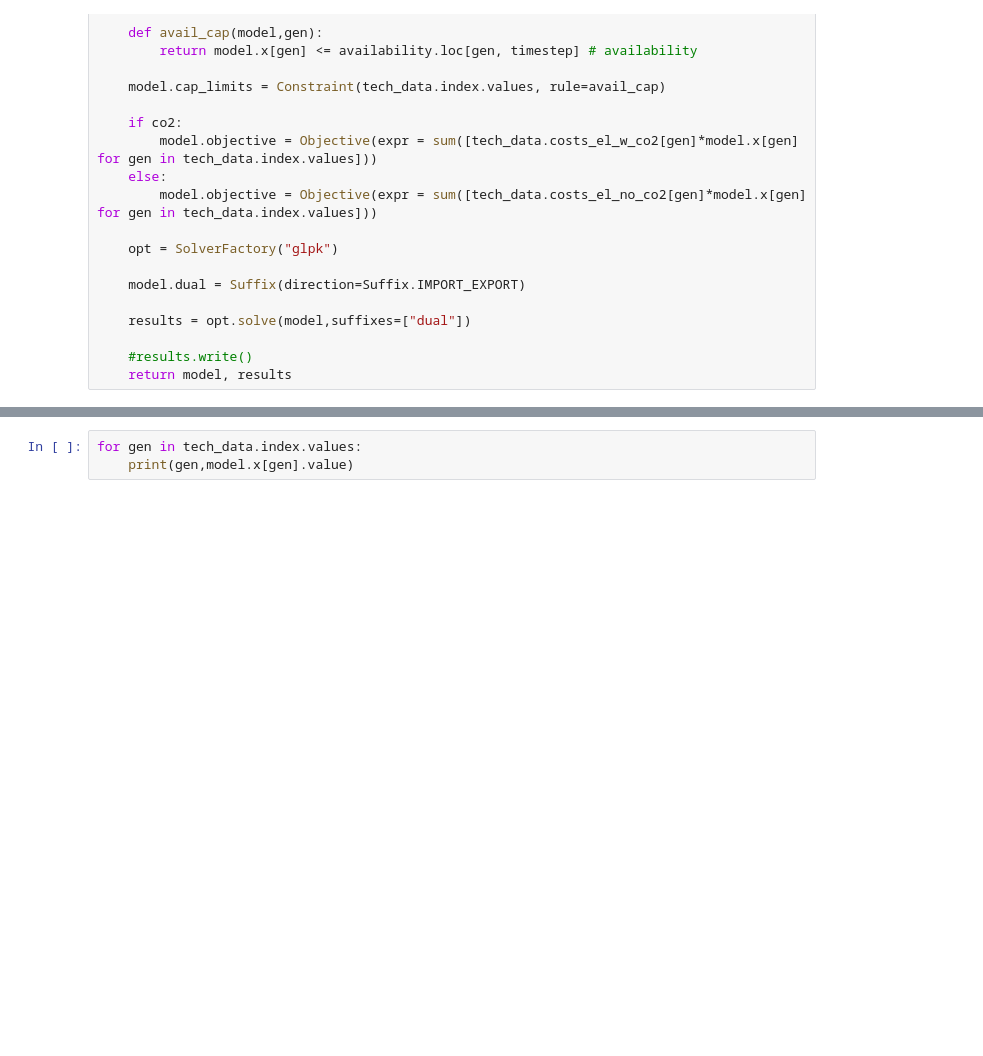
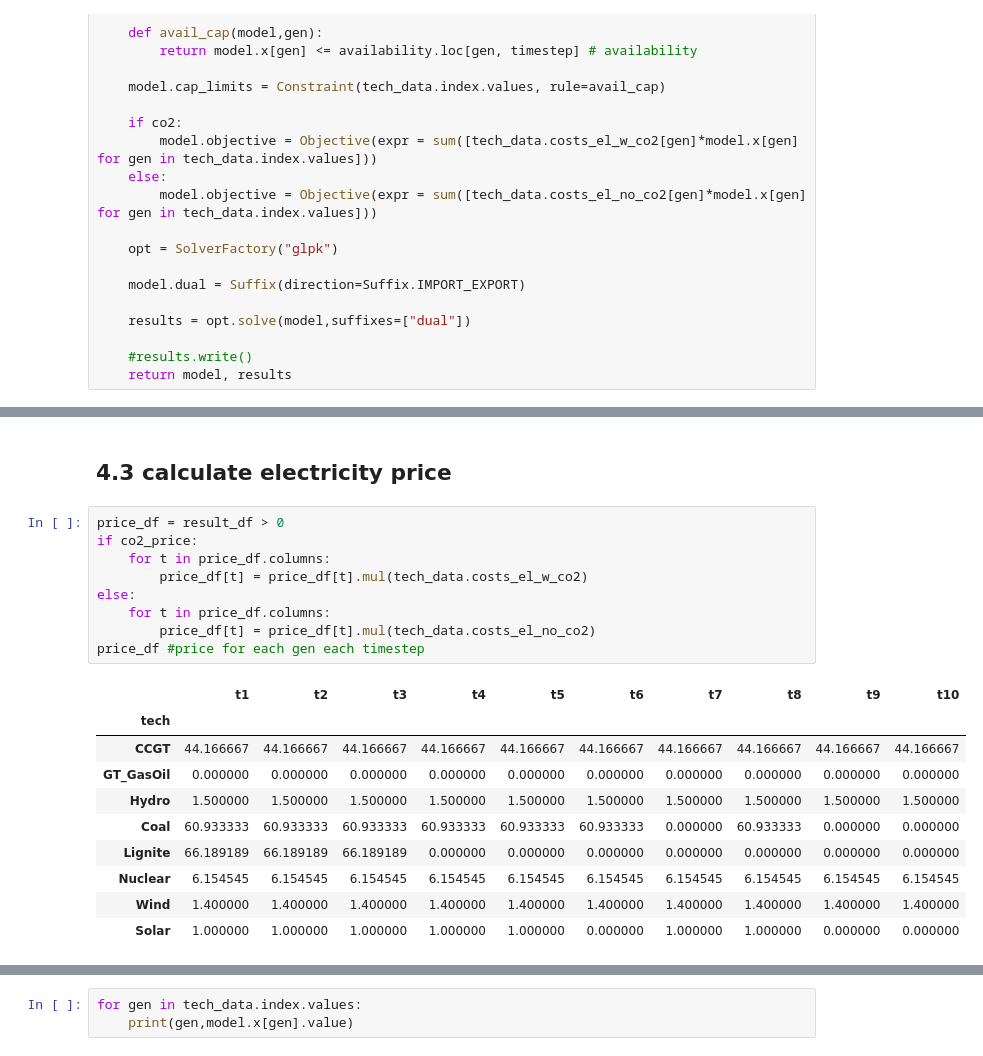
Before and after one commit to tllsngnzlz/ensys-pyomo, a Jupyter notebook: simple_example.ipynb, the cells around one changed output, grey strips where cells are left out. Saved outputs shown, nothing was run; the diff lists cells and outputs as text; blank space fills up the shorter version.

```diff
--- a/simple_example.ipynb
+++ b/simple_example.ipynb
@@ -147,0 +172,22 @@ result_df
+# %% [markdown]
+## 4.3 calculate electricity price
+# %%
+price_df = result_df > 0
+if co2_price:
+    for t in price_df.columns:
+        price_df[t] = price_df[t].mul(tech_data.costs_el_w_co2)
+else:
+    for t in price_df.columns:
+        price_df[t] = price_df[t].mul(tech_data.costs_el_no_co2)
+price_df #price for each gen each timestep
+# %% [output]
+|  | t1 | t2 | t3 | t4 | t5 | t6 | t7 | t8 | t9 | t10 |
+| tech |  |  |  |  |  |  |  |  |  |  |
+| CCGT | 44.166667 | 44.166667 | 44.166667 | 44.166667 | 44.166667 | 44.166667 | 44.166667 | 44.166667 | 44.166667 | 44.166667 |
+| GT_GasOil | 0.000000 | 0.000000 | 0.000000 | 0.000000 | 0.000000 | 0.000000 | 0.000000 | 0.000000 | 0.000000 | 0.000000 |
+| Hydro | 1.500000 | 1.500000 | 1.500000 | 1.500000 | 1.500000 | 1.500000 | 1.500000 | 1.500000 | 1.500000 | 1.500000 |
+| Coal | 60.933333 | 60.933333 | 60.933333 | 60.933333 | 60.933333 | 60.933333 | 0.000000 | 60.933333 | 0.000000 | 0.000000 |
+| Lignite | 66.189189 | 66.189189 | 66.189189 | 0.000000 | 0.000000 | 0.000000 | 0.000000 | 0.000000 | 0.000000 | 0.000000 |
+| Nuclear | 6.154545 | 6.154545 | 6.154545 | 6.154545 | 6.154545 | 6.154545 | 6.154545 | 6.154545 | 6.154545 | 6.154545 |
+| Wind | 1.400000 | 1.400000 | 1.400000 | 1.400000 | 1.400000 | 1.400000 | 1.400000 | 1.400000 | 1.400000 | 1.400000 |
+| Solar | 1.000000 | 1.000000 | 1.000000 | 1.000000 | 1.000000 | 0.000000 | 1.000000 | 1.000000 | 0.000000 | 0.000000 |
```
Also changed, not shown: parts of 7 cells of this notebook.
